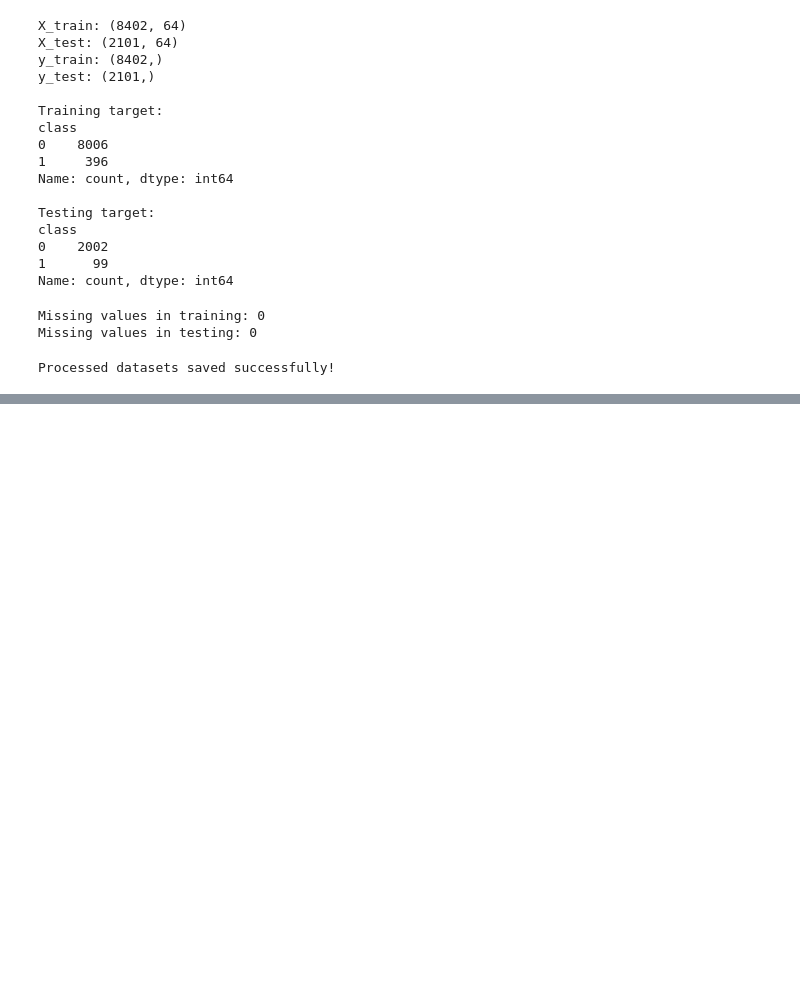
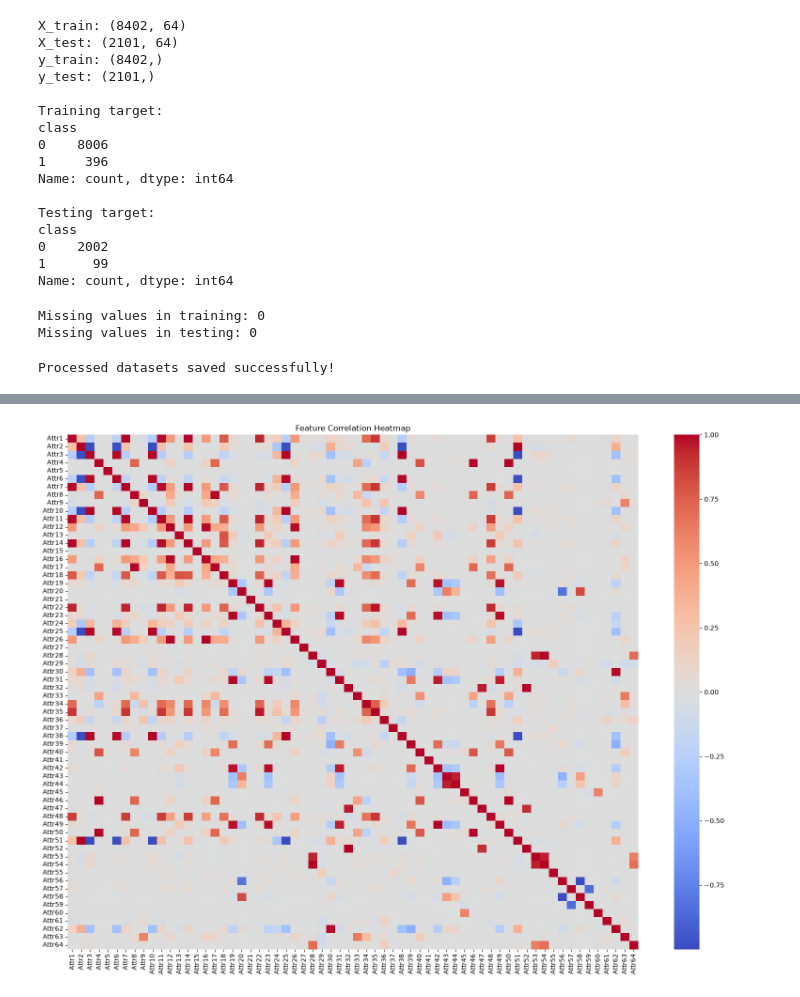
Before and after one commit to luna212022/Corporate-Bankruptcy-Prediction, a Jupyter notebook: notebooks/bankruptcy_prediction.ipynb, the cells around one changed output, grey strips where cells are left out. Saved outputs shown, nothing was run; the diff lists cells and outputs as text; code cells hidden in the pictures; blank space fills up the shorter version.

```diff
--- a/notebooks/bankruptcy_prediction.ipynb
+++ b/notebooks/bankruptcy_prediction.ipynb
@@ -234,0 +297,13 @@ Processed datasets saved successfully!
+# %%
+plt.figure(figsize=(16, 12))
+
+correlation = X.corr()
+
+sns.heatmap(correlation, cmap="coolwarm", center=0)
+
+plt.title("Feature Correlation Heatmap")
+plt.tight_layout()
+plt.savefig("../results/correlation_heatmap.png")
+plt.show()
+# %% [output]
+[figure, added]
```
Also changed, not shown: parts of 4 cells of this notebook, 2 other files.
